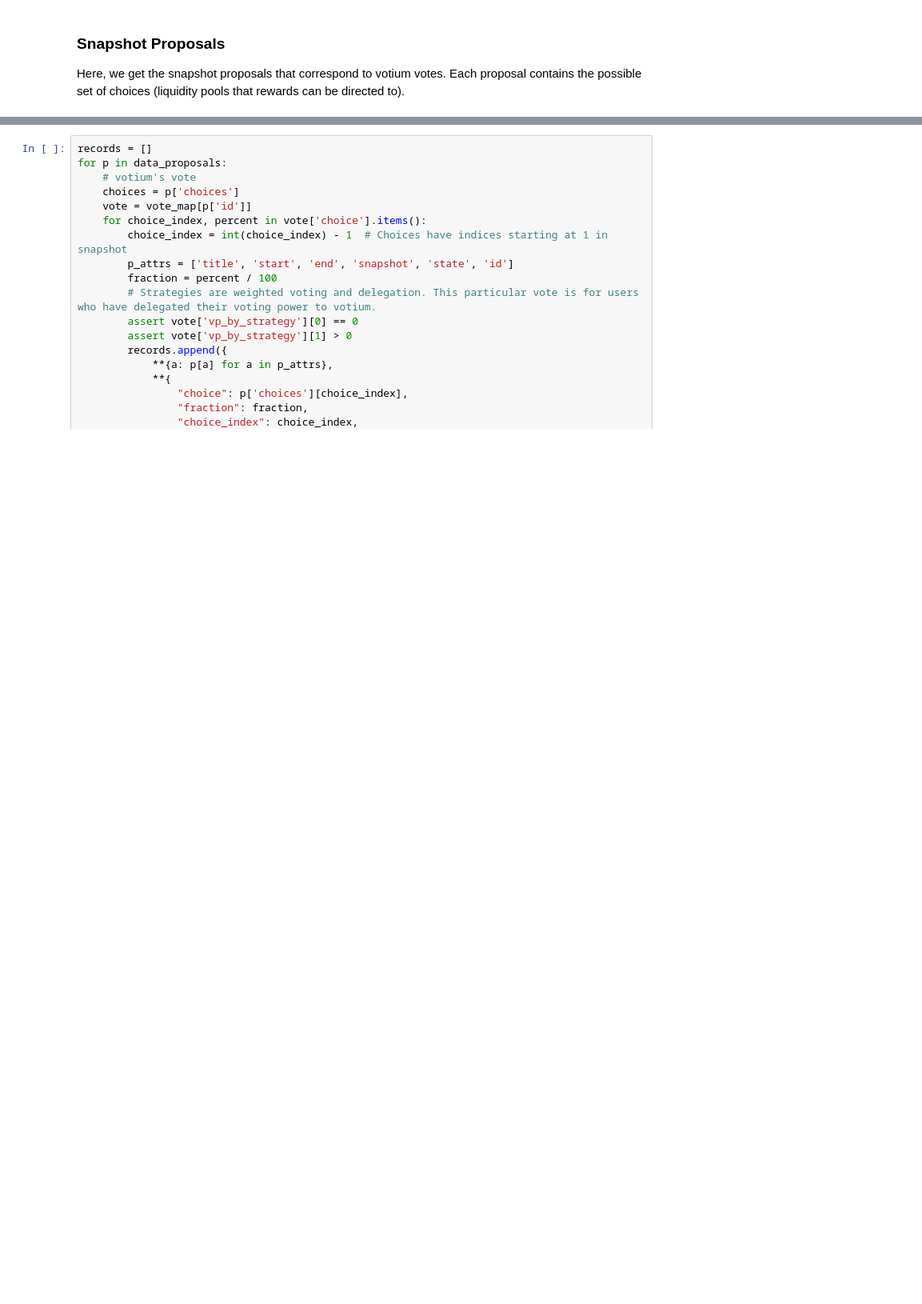
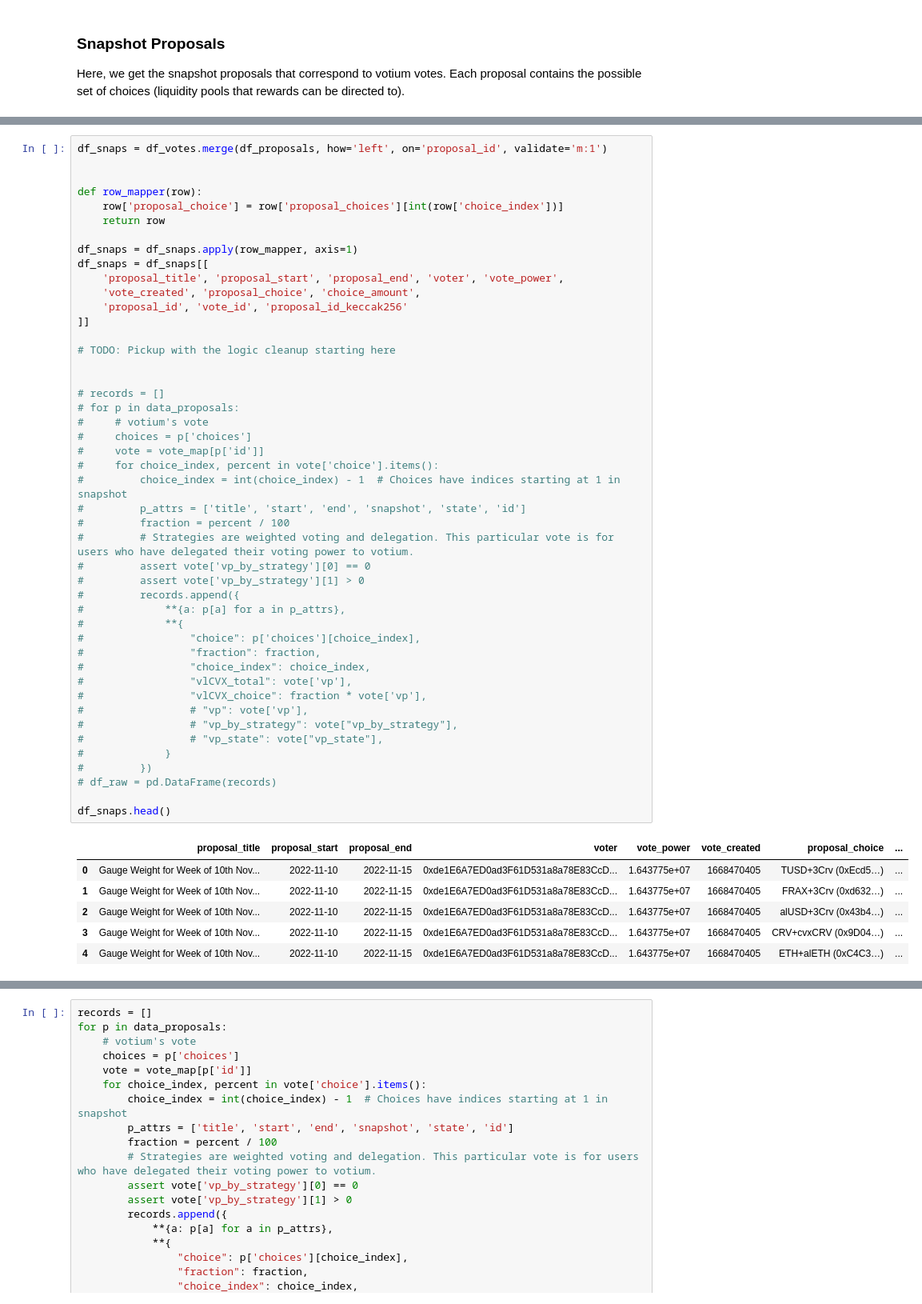
Before and after one commit to bam4564/flywheel, a Jupyter notebook: VotiumBribes.ipynb, the cells around one changed output, grey strips where cells are left out. Shown at 80% size. Drawn from its saved outputs; the diff is of its cells as text; blank space fills up the shorter version.

Commit message:
More work on notebook cleanup

```diff
--- a/VotiumBribes.ipynb
+++ b/VotiumBribes.ipynb
@@ -460,0 +494,53 @@ Querying votium snapshot proposal 31 / 31
+# %%
+df_snaps = df_votes.merge(df_proposals, how='left', on='proposal_id', validate='m:1')
+
+
+def row_mapper(row):
+    row['proposal_choice'] = row['proposal_choices'][int(row['choice_index'])]
+    return row
+
+df_snaps = df_snaps.apply(row_mapper, axis=1)
+df_snaps = df_snaps[[
+    'proposal_title', 'proposal_start', 'proposal_end', 'voter', 'vote_power',
+    'vote_created', 'proposal_choice', 'choice_amount',
+    'proposal_id', 'vote_id', 'proposal_id_keccak256'
+]]
+
+# TODO: Pickup with the logic cleanup starting here
+
+
+# records = []
+# for p in data_proposals:
+#     # votium's vote
+#     choices = p['choices']
+#     vote = vote_map[p['id']]
+#     for choice_index, percent in vote['choice'].items():
+#         choice_index = int(choice_index) - 1  # Choices have indices starting at 1 in snapshot
+#         p_attrs = ['title', 'start', 'end', 'snapshot', 'state', 'id']
+#         fraction = percent / 100
+#         # Strategies are weighted voting and delegation. This particular vote is for users who have delegated their voting power to votium.
+#         assert vote['vp_by_strategy'][0] == 0
+#         assert vote['vp_by_strategy'][1] > 0
+#         records.append({
+#             **{a: p[a] for a in p_attrs},
+#             **{
+#                 "choice": p['choices'][choice_index],
+#                 "fraction": fraction,
+#                 "choice_index": choice_index,
+#                 "vlCVX_total": vote['vp'],
+#                 "vlCVX_choice": fraction * vote['vp'],
+#                 # "vp": vote['vp'],
+#                 # "vp_by_strategy": vote["vp_by_strategy"],
+#                 # "vp_state": vote["vp_state"],
+#             }
+#         })
+# df_raw = pd.DataFrame(records)
+
+df_snaps.head()
+# %% [output]
+|  | proposal_title | proposal_start | proposal_end | voter | vote_power | vote_created | proposal_choice | ... |
+| 0 | Gauge Weight for Week of 10th Nov... | 2022-11-10 | 2022-11-15 | 0xde1E6A7ED0ad3F61D531a8a78E83CcD... | 1.643775e+07 | 1668470405 | TUSD+3Crv (0xEcd5…) | ... |
+| 1 | Gauge Weight for Week of 10th Nov... | 2022-11-10 | 2022-11-15 | 0xde1E6A7ED0ad3F61D531a8a78E83CcD... | 1.643775e+07 | 1668470405 | FRAX+3Crv (0xd632…) | ... |
+| 2 | Gauge Weight for Week of 10th Nov... | 2022-11-10 | 2022-11-15 | 0xde1E6A7ED0ad3F61D531a8a78E83CcD... | 1.643775e+07 | 1668470405 | alUSD+3Crv (0x43b4…) | ... |
+| 3 | Gauge Weight for Week of 10th Nov... | 2022-11-10 | 2022-11-15 | 0xde1E6A7ED0ad3F61D531a8a78E83CcD... | 1.643775e+07 | 1668470405 | CRV+cvxCRV (0x9D04…) | ... |
+| 4 | Gauge Weight for Week of 10th Nov... | 2022-11-10 | 2022-11-15 | 0xde1E6A7ED0ad3F61D531a8a78E83CcD... | 1.643775e+07 | 1668470405 | ETH+alETH (0xC4C3…) | ... |
```
Also changed, not shown: parts of 14 cells of this notebook.
